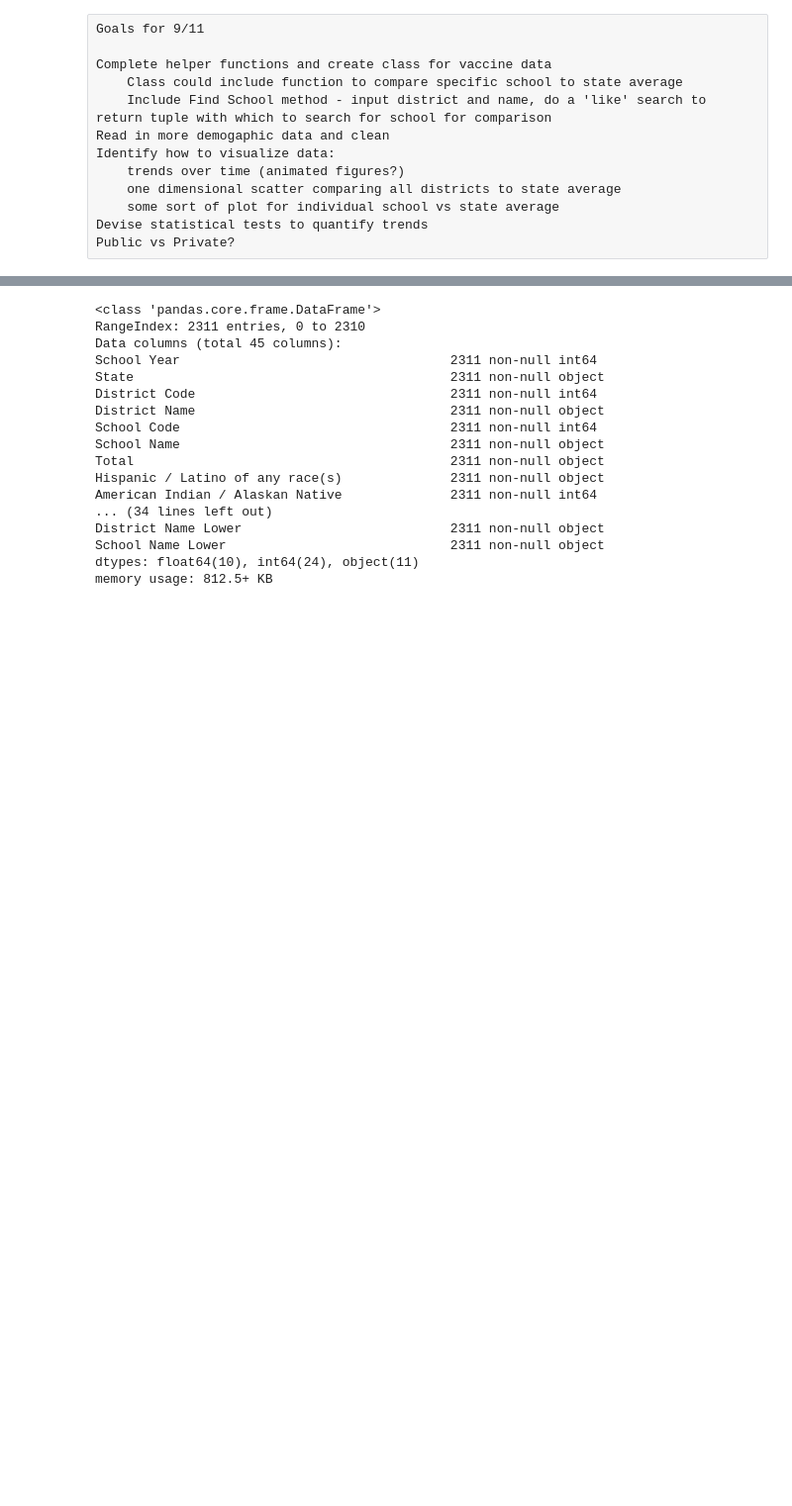
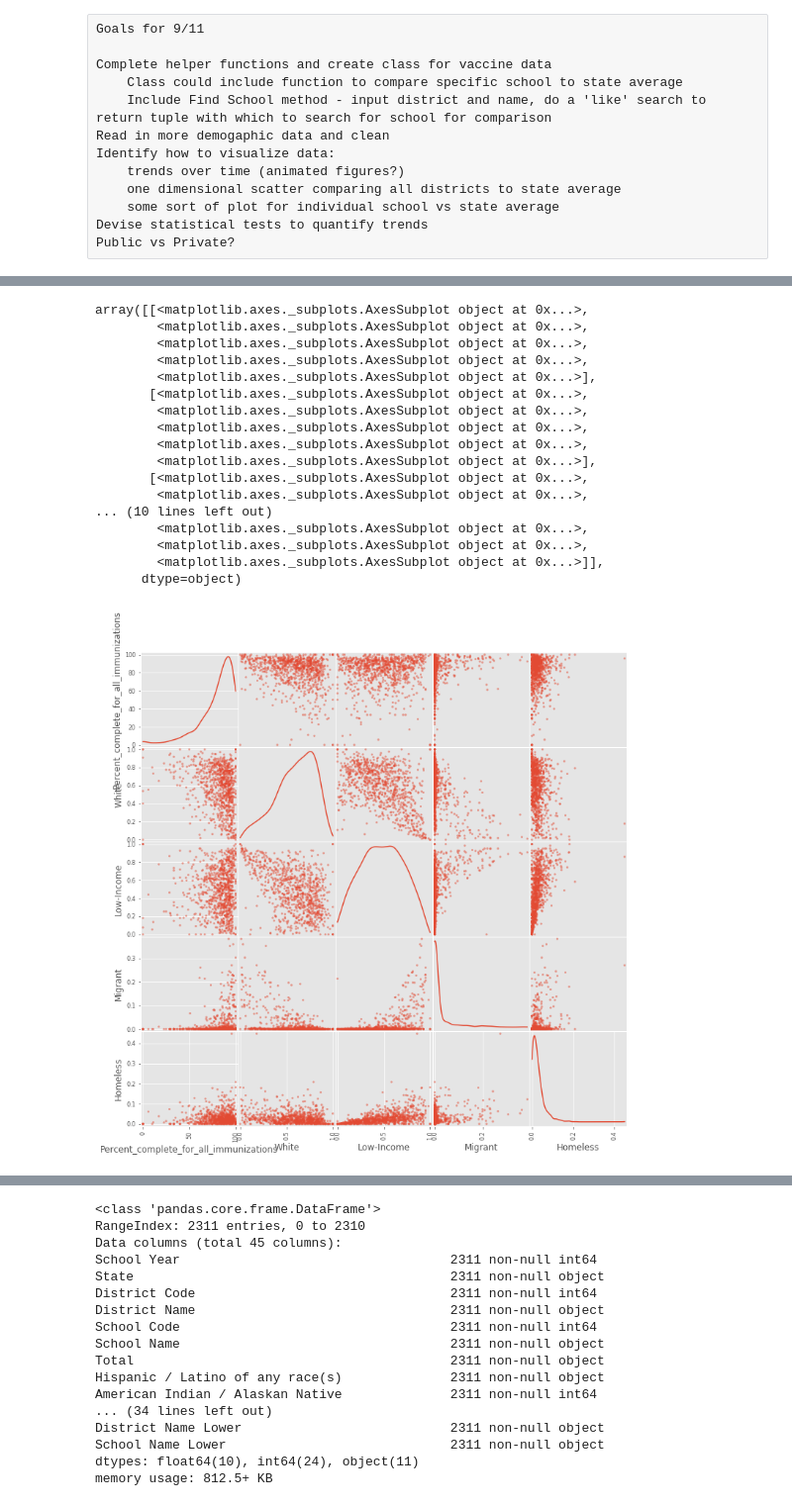
Before and after one commit to frischmuth/Washington-Immunization-Rates, a Jupyter notebook: Immunization IDE.ipynb, the cells around one changed output, grey strips where cells are left out. Shown at 99% size. Drawn from its saved outputs; the diff is of its cells as text; code cells hidden in the pictures; blank space fills up the shorter version.

Commit message:
import all data, build helper functions

```diff
--- a/Immunization IDE.ipynb
+++ b/Immunization IDE.ipynb
@@ -52,6 +52,5 @@ six56 = read_vaccine_data('data/2015_16_6th_Grade')
 all67 = read_vaccine_data('data/2016_17_All_Grades')
 k67 = read_vaccine_data('data/2016_17_Kindergarten')
 six67 = read_vaccine_data('data/2016_17_6th_Grade')
-race45=pd.read_csv('data/2014-15_race_data.csv')
-all_race_data = read_demographic_data('data/Report_Card_Enrollment_from_2014-15_to_Current_Year.csv')
+all_demographic_data = read_demographic_data('data/Report_Card_Enrollment_from_2014-15_to_Current_Year.csv')
 # %%
@@ -95,0 +79,4 @@ array([nan, 'P', 'A', 'J', '5', 'R', 'S', 'V', 'I', 'Q', 'Z', 'T'],
+# %%
+kindergarten45 = all_kindergarten(all_demographic_data)
+kindergarten45 = convert_to_fractions(kindergarten45)
+kindergarten45.head(10)
@@ -95,0 +113,3 @@ array([nan, 'P', 'A', 'J', '5', 'R', 'S', 'V', 'I', 'Q', 'Z', 'T'],
+# %%
+merged_data_45 = pd.merge(k45,kindergarten45, how='left',left_index=True, right_index=True)
+merged_data_45.head()
@@ -95,0 +127,21 @@ array([nan, 'P', 'A', 'J', '5', 'R', 'S', 'V', 'I', 'Q', 'Z', 'T'],
+# %%
+pd.plotting.scatter_matrix(merged_data_45[['Percent_complete_for_all_immunizations','White','Low-Income','Migrant', 'Homeless']], alpha=0.5, figsize=(12, 12), diagonal='kde')
+# %% [output]
+array([[<matplotlib.axes._subplots.AxesSubplot object at 0x...>,
+        <matplotlib.axes._subplots.AxesSubplot object at 0x...>,
+        <matplotlib.axes._subplots.AxesSubplot object at 0x...>,
+        <matplotlib.axes._subplots.AxesSubplot object at 0x...>,
+        <matplotlib.axes._subplots.AxesSubplot object at 0x...>],
+       [<matplotlib.axes._subplots.AxesSubplot object at 0x...>,
+        <matplotlib.axes._subplots.AxesSubplot object at 0x...>,
+        <matplotlib.axes._subplots.AxesSubplot object at 0x...>,
+        <matplotlib.axes._subplots.AxesSubplot object at 0x...>,
+        <matplotlib.axes._subplots.AxesSubplot object at 0x...>],
+       [<matplotlib.axes._subplots.AxesSubplot object at 0x...>,
+        <matplotlib.axes._subplots.AxesSubplot object at 0x...>,
+... (10 lines left out)
+        <matplotlib.axes._subplots.AxesSubplot object at 0x...>,
+        <matplotlib.axes._subplots.AxesSubplot object at 0x...>,
+        <matplotlib.axes._subplots.AxesSubplot object at 0x...>]],
+      dtype=object)
+[figure, added]
```
Also changed, not shown: parts of 9 cells of this notebook, 1 other file.
